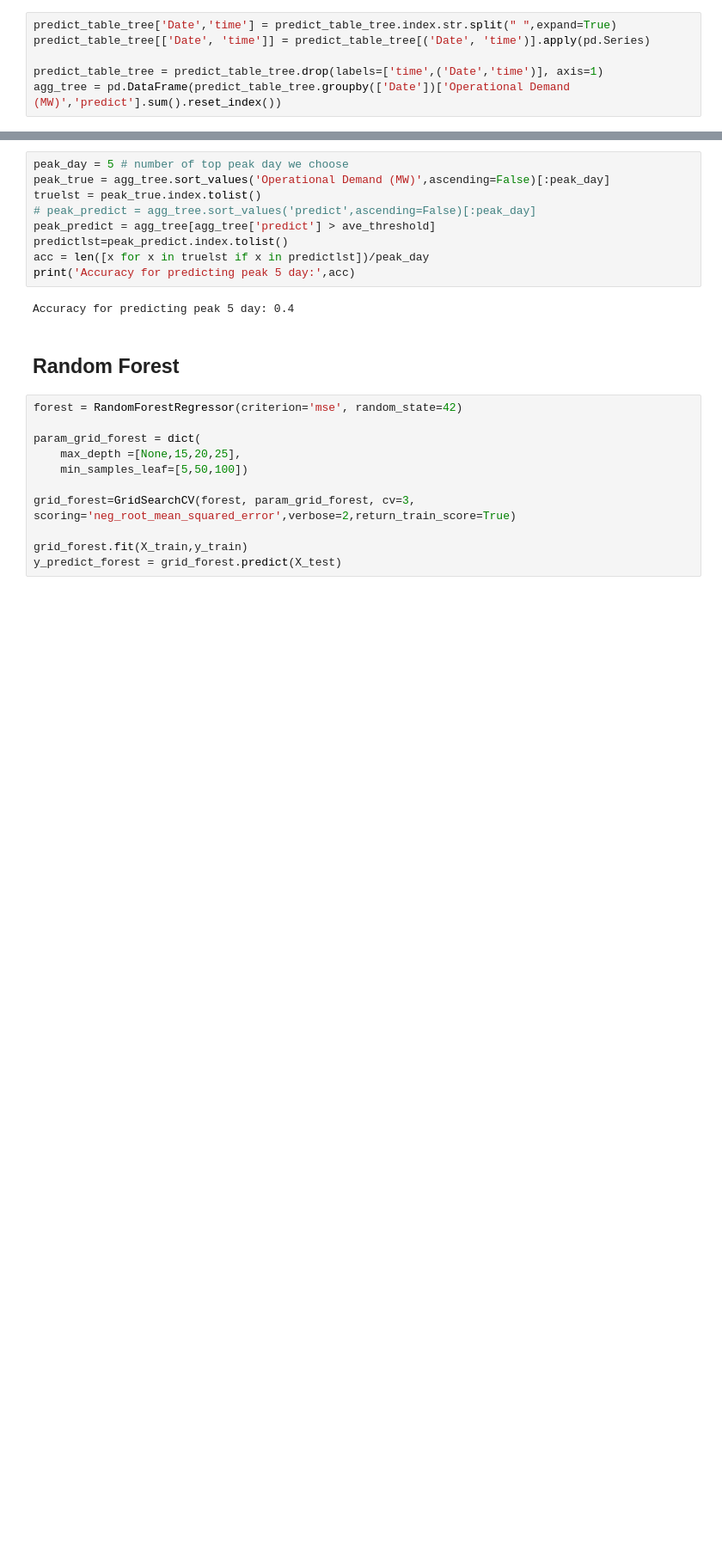
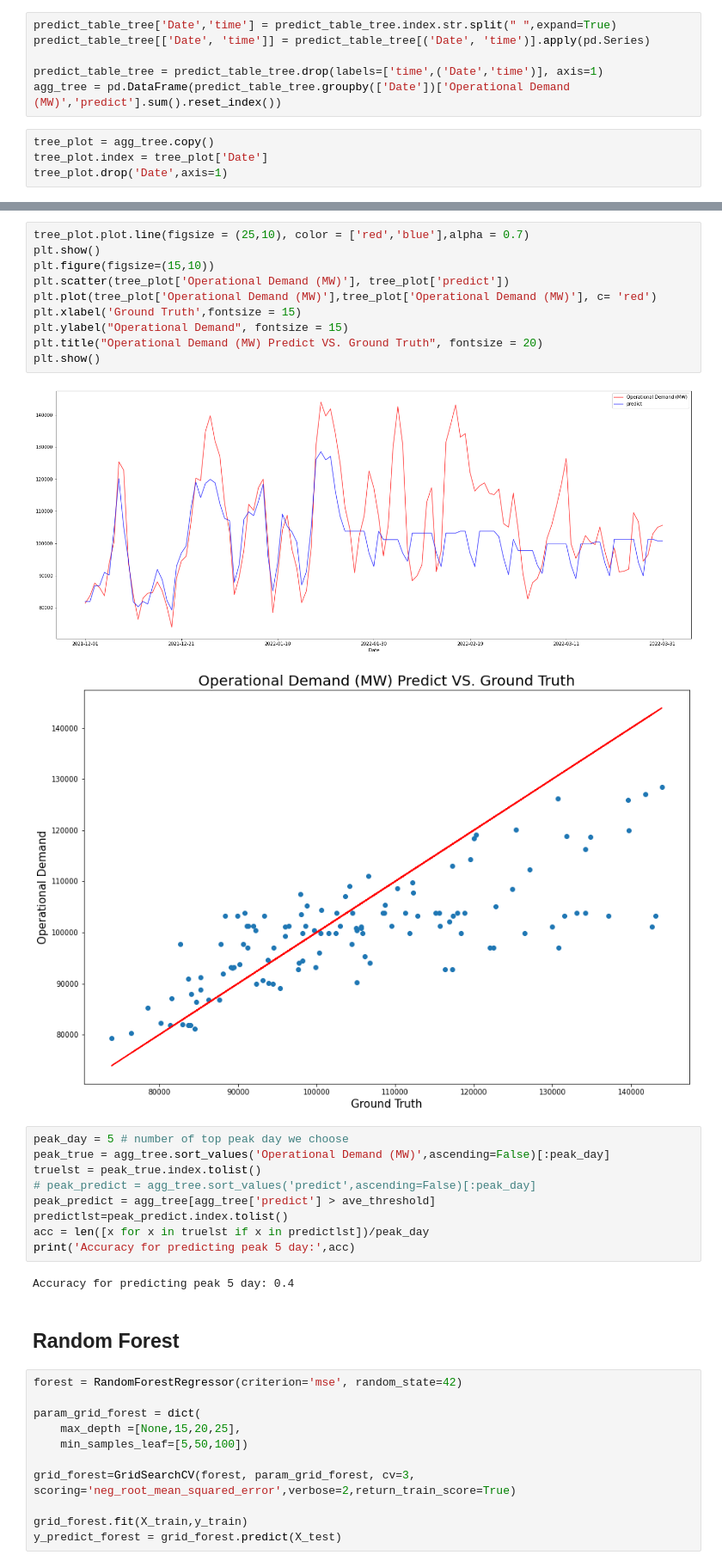
Before and after one commit to zheyzhang/Capstone-Individual, a Jupyter notebook: Data Modeling/WU/WU_model.ipynb, the cells around one changed output, grey strips where cells are left out. Shown at 86% size. Cells and saved outputs as stored; diff of their text form; blank space fills up the shorter version.

```diff
--- a/Data Modeling/WU/WU_model.ipynb
+++ b/Data Modeling/WU/WU_model.ipynb
@@ -299,3 +310,7 @@ predict_table_tree[['Date', 'time']] = predict_table_tree[('Date', 'time')].appl
 
 predict_table_tree = predict_table_tree.drop(labels=['time',('Date','time')], axis=1)
 agg_tree = pd.DataFrame(predict_table_tree.groupby(['Date'])['Operational Demand (MW)','predict'].sum().reset_index())
+# %%
+tree_plot = agg_tree.copy()
+tree_plot.index = tree_plot['Date']
+tree_plot.drop('Date',axis=1)
@@ -302,3 +332,16 @@ agg_tree = pd.DataFrame(predict_table_tree.groupby(['Date'])['Operational Demand
+# %%
+tree_plot.plot.line(figsize = (25,10), color = ['red','blue'],alpha = 0.7)
+plt.show()
+plt.figure(figsize=(15,10))
+plt.scatter(tree_plot['Operational Demand (MW)'], tree_plot['predict'])
+plt.plot(tree_plot['Operational Demand (MW)'],tree_plot['Operational Demand (MW)'], c= 'red')
+plt.xlabel('Ground Truth',fontsize = 15)
+plt.ylabel("Operational Demand", fontsize = 15)
+plt.title("Operational Demand (MW) Predict VS. Ground Truth", fontsize = 20)
+plt.show()
+# %% [output]
+[figure, added]
+[figure, added]
 # %%
 peak_day = 5 # number of top peak day we choose
 peak_true = agg_tree.sort_values('Operational Demand (MW)',ascending=False)[:peak_day]
```
Also changed, not shown: parts of 7 cells of this notebook.
